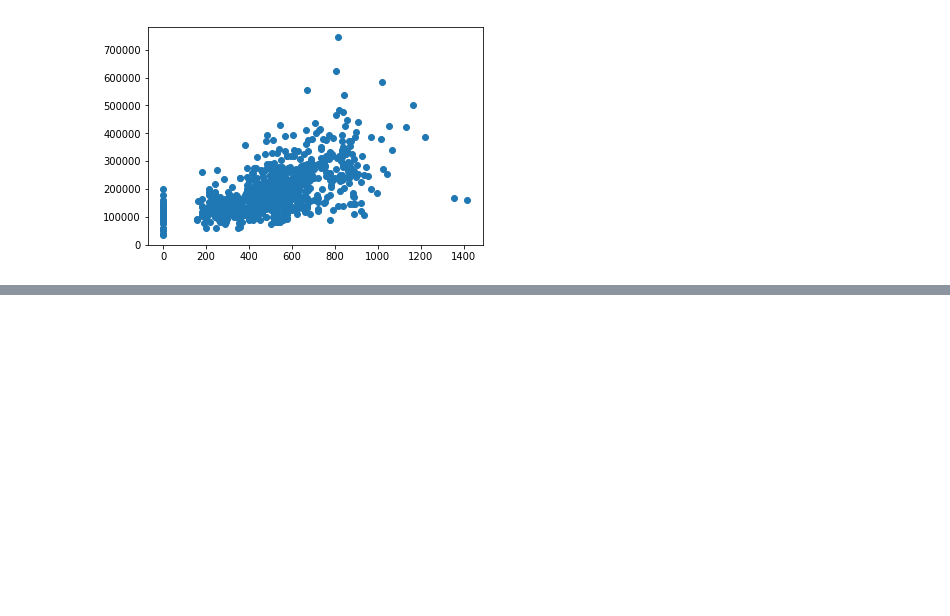
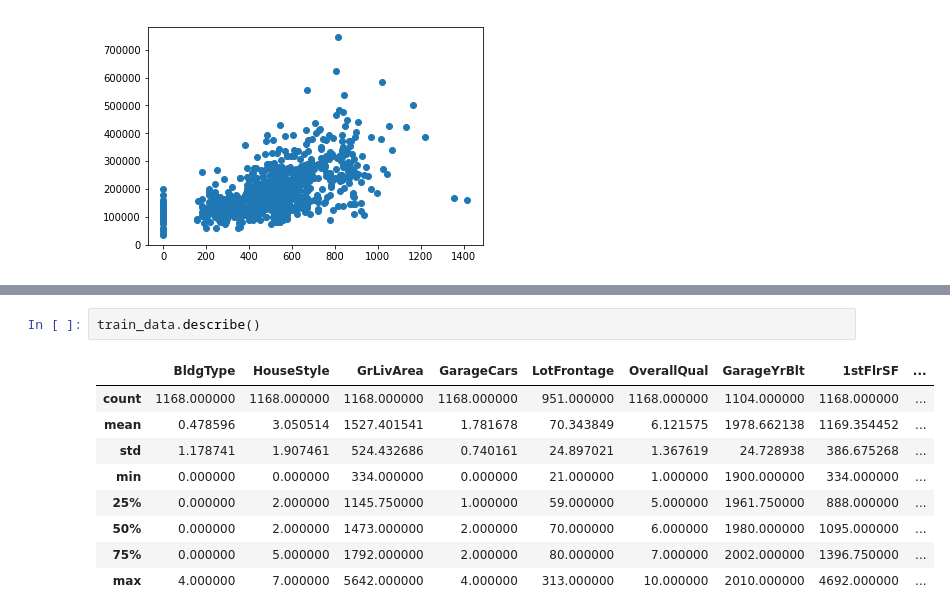
Before and after one commit to Copa6/kaggle-housing-prediction, a Jupyter notebook: house_price_prediction.ipynb, the cells around one changed output, grey strips where cells are left out. Drawn from its saved outputs; the diff is of its cells as text; blank space fills up the shorter version.

```diff
--- a/house_price_prediction.ipynb
+++ b/house_price_prediction.ipynb
@@ -370,0 +408,12 @@ See the caveats in the documentation: http://pandas.pydata.org/pandas-docs/stabl
+# %%
+train_data.describe()
+# %% [output]
+|  | BldgType | HouseStyle | GrLivArea | GarageCars | LotFrontage | OverallQual | GarageYrBlt | 1stFlrSF | ... |
+| count | 1168.000000 | 1168.000000 | 1168.000000 | 1168.000000 | 951.000000 | 1168.000000 | 1104.000000 | 1168.000000 | ... |
+| mean | 0.478596 | 3.050514 | 1527.401541 | 1.781678 | 70.343849 | 6.121575 | 1978.662138 | 1169.354452 | ... |
+| std | 1.178741 | 1.907461 | 524.432686 | 0.740161 | 24.897021 | 1.367619 | 24.728938 | 386.675268 | ... |
+| min | 0.000000 | 0.000000 | 334.000000 | 0.000000 | 21.000000 | 1.000000 | 1900.000000 | 334.000000 | ... |
+| 25% | 0.000000 | 2.000000 | 1145.750000 | 1.000000 | 59.000000 | 5.000000 | 1961.750000 | 888.000000 | ... |
+| 50% | 0.000000 | 2.000000 | 1473.000000 | 2.000000 | 70.000000 | 6.000000 | 1980.000000 | 1095.000000 | ... |
+| 75% | 0.000000 | 5.000000 | 1792.000000 | 2.000000 | 80.000000 | 7.000000 | 2002.000000 | 1396.750000 | ... |
+| max | 4.000000 | 7.000000 | 5642.000000 | 4.000000 | 313.000000 | 10.000000 | 2010.000000 | 4692.000000 | ... |
```
Also changed, not shown: parts of 18 cells of this notebook, 1 other file.
